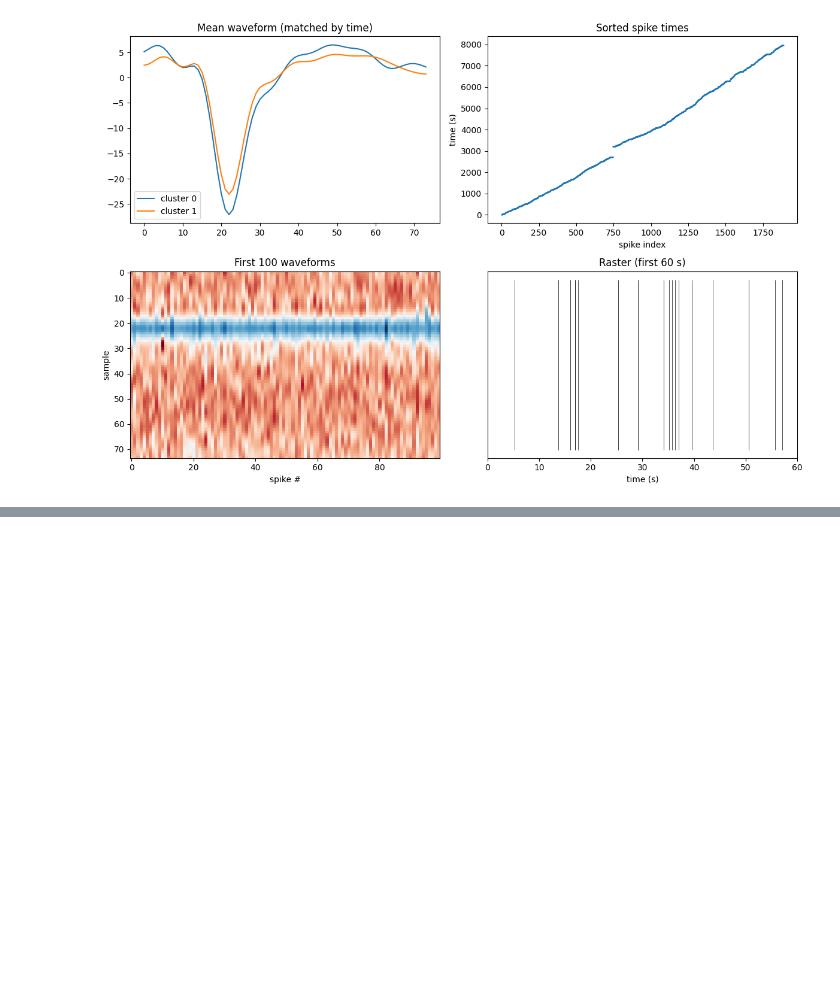
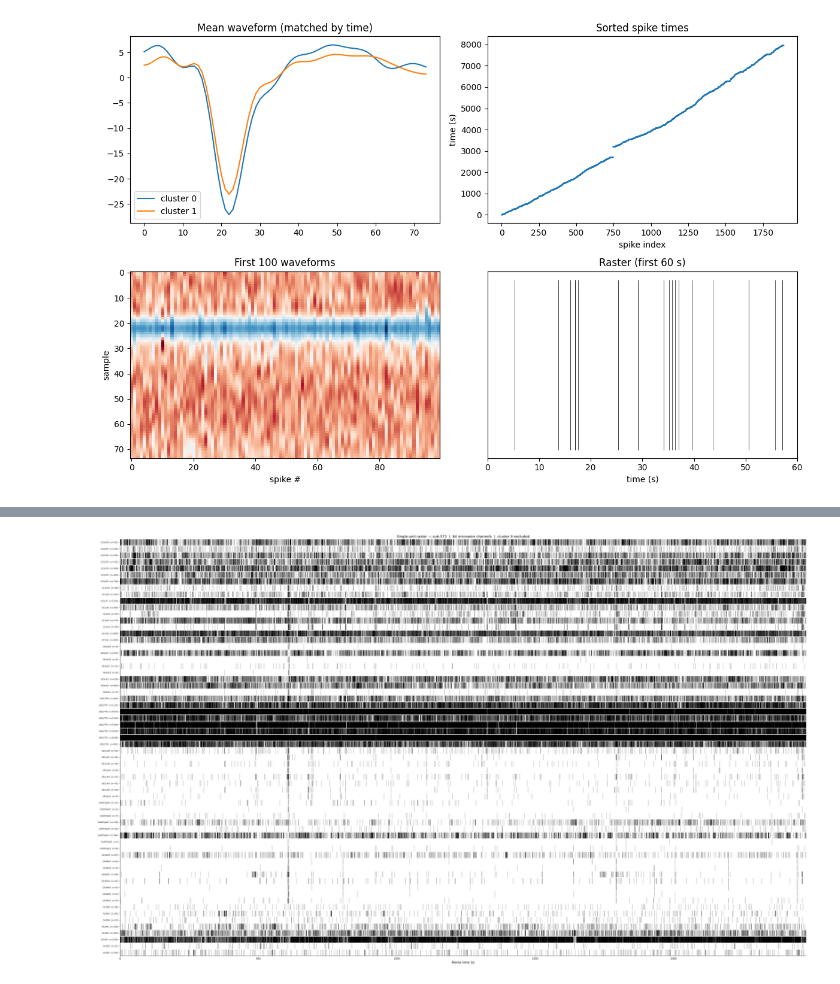
Before and after one commit to bouba-sow/UCLA_24, a Jupyter notebook: code/notebooks/main.ipynb, the cells around one changed output, grey strips where cells are left out. Saved outputs shown, nothing was run; the diff lists cells and outputs as text; code cells hidden in the pictures; blank space fills up the shorter version.

```diff
--- a/code/notebooks/main.ipynb
+++ b/code/notebooks/main.ipynb
@@ -488,0 +104,50 @@ Loading audio: /store/scratch/bsow/Documents/UCLA_24/data/24_S06E01.wav
+# %%
+
+import numpy as np
+import matplotlib.pyplot as plt
+from pathlib import Path
+
+NPZ_DIR = Path("/store/scratch/bsow/Documents/UCLA_24/data/bids/derivatives/spike-sorted/sub-572/ses-01/ieeg")
+
+# Load all channels, sorted units only (cluster_id >= 1)
+npz_files = sorted(NPZ_DIR.glob("*spikedata.npz"))
+
+channels = []
+spike_trains = []   # list of spike time arrays (movie time, seconds)
+
+for p in npz_files:
+    d = np.load(p, allow_pickle=True)
+    ch = str(d["channel"])
+    times = d["spike_times_movie"].astype(np.float64)
+    cids  = d["cluster_id"]
+    valid = times[cids >= 1]
+    channels.append(ch)
+    spike_trains.append(valid)
+
+movie_duration = float(np.load(npz_files[0], allow_pickle=True)["movie_duration_sec"])
+n_ch = len(channels)
+
+# ── Figure ──────────────────────────────────────────────────────────────────
+fig, ax = plt.subplots(figsize=(40, n_ch * 0.35 + 2))
+
+for i, (ch, spikes) in enumerate(zip(channels, spike_trains)):
+    ax.vlines(spikes, i + 0.05, i + 0.95, linewidth=0.4, color="black")
+
+ax.set_xlim(0, movie_duration)
+ax.set_ylim(0, n_ch)
+ax.set_yticks(np.arange(n_ch) + 0.5)
+ax.set_yticklabels(
+    [f"{ch}  (n={len(st)})" for ch, st in zip(channels, spike_trains)],
+    fontsize=7,
+)
+ax.set_xlabel("Movie time (s)", fontsize=13)
+ax.set_title(
+    f"Single-unit raster — sub-572  |  {n_ch} microwire channels  |  cluster 0 excluded",
+    fontsize=14,
+)
+ax.spines[["top", "right"]].set_visible(False)
+
+plt.tight_layout()
+plt.show()
+# %% [output]
+[figure, added]
```
Also changed, not shown: parts of 1 cell of this notebook, 18 other files.
